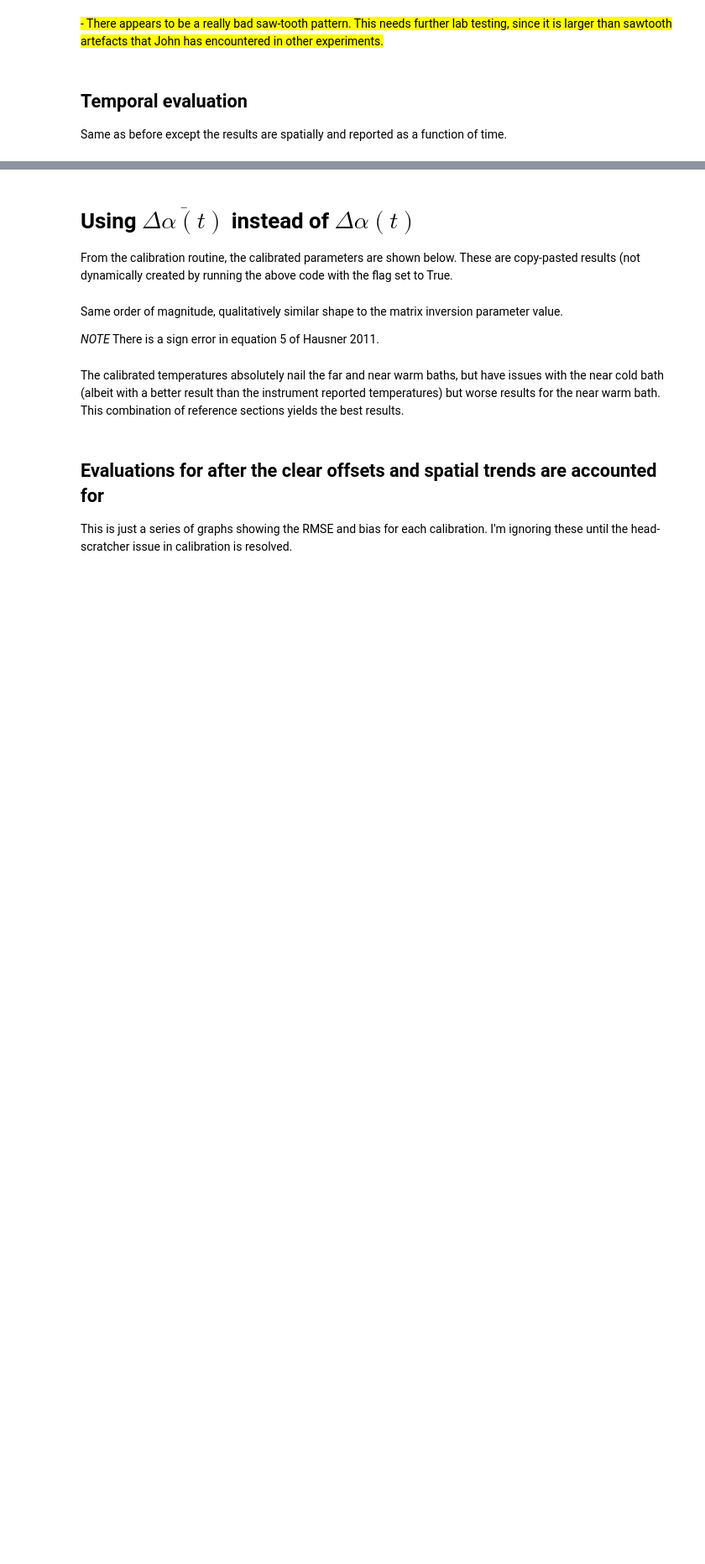
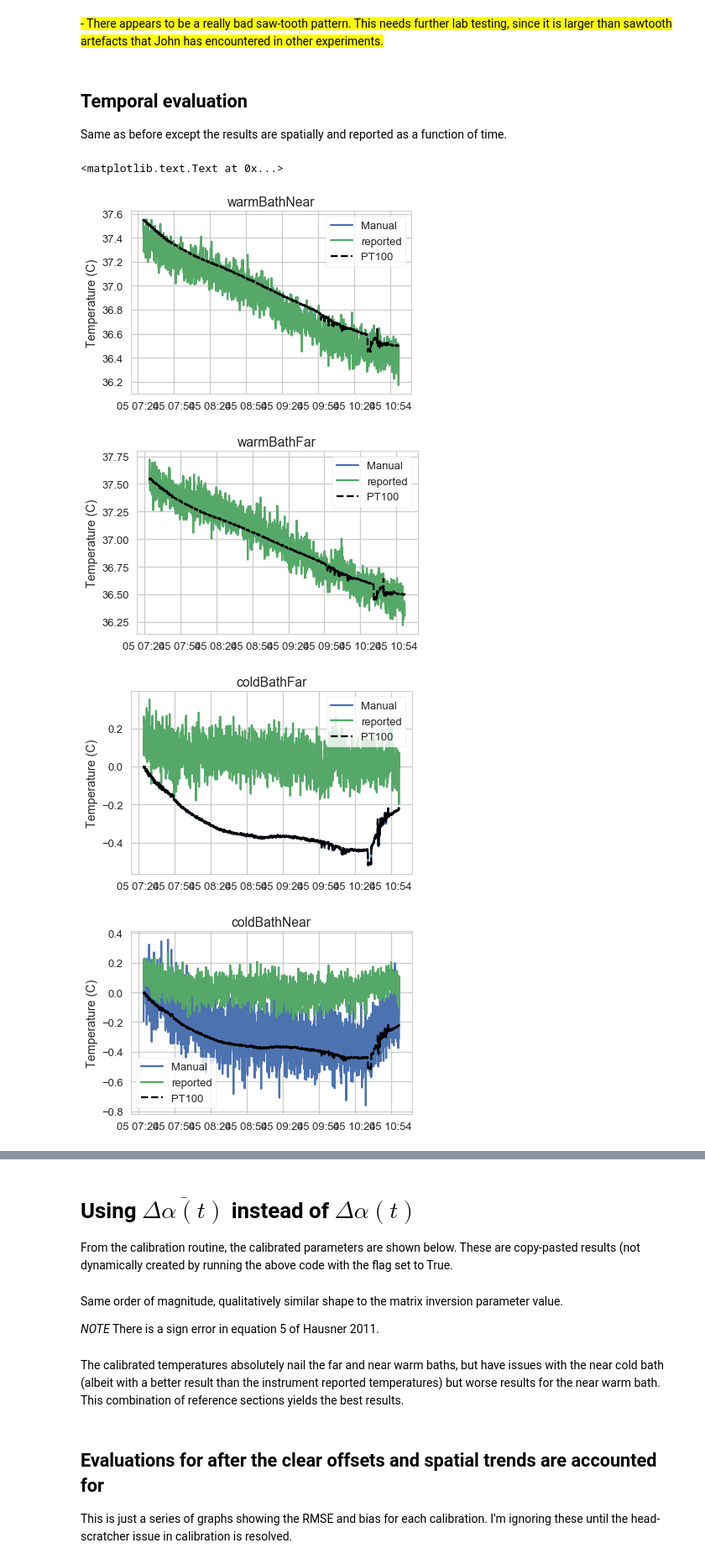
Before and after one commit to klapo/DTS, a Jupyter notebook: DTS.VertHarpSpectralExp.CalibrationTests_XT.ipynb, the cells around one changed output, grey strips where cells are left out. Shown at 84% size. Drawn from its saved outputs; the diff is of its cells as text; code cells hidden in the pictures; blank space fills up the shorter version.

```diff
--- a/DTS.VertHarpSpectralExp.CalibrationTests_XT.ipynb
+++ b/DTS.VertHarpSpectralExp.CalibrationTests_XT.ipynb
@@ -339,7 +406,7 @@ plt.plot(ds.time,
          ds.temp.swap_dims({'LAF': 'location'}).sel(location=loc).mean(dim='location'),
          label='reported')
 
-probe_ds = ds.probe1Temperature
+probe_ds = ds.probeWarmBath
 plt.plot(probe_ds.time, probe_ds, 'k--', label='PT100')
 
 plt.legend(frameon=True)
@@ -356,7 +423,7 @@ plt.plot(ds.time,
          ds.temp.swap_dims({'LAF': 'location'}).sel(location=loc).mean(dim='location'),
          label='reported')
 
-probe_ds = ds.probe1Temperature
+probe_ds = ds.probeWarmBath
 plt.plot(probe_ds.time, probe_ds, 'k--', label='PT100')
 
 plt.legend(frameon=True)
@@ -369,32 +436,38 @@ loc = 'coldBathFar'
 plt.figure()
 plt.plot(ds.time,
          ds.manualTemp.swap_dims({'LAF': 'location'}).sel(location=loc).mean(dim='location'),
          label='Manual')
 plt.plot(ds.time,
          ds.temp.swap_dims({'LAF': 'location'}).sel(location=loc).mean(dim='location'),
          label='reported')
 
-probe_ds = ds.probe2Temperature
+probe_ds = ds.probeColdBath
 plt.plot(probe_ds.time, probe_ds, 'k--', label='PT100')
 
 plt.legend(frameon=True)
 plt.gca().set_title(loc)
 plt.gca().set_ylabel('Temperature (C)')
 
 ## Near cold bath
 loc = 'coldBathNear'
 
 plt.figure()
 plt.plot(ds.time,
          ds.manualTemp.swap_dims({'LAF': 'location'}).sel(location=loc).mean(dim='location'),
          label='Manual')
 plt.plot(ds.time,
          ds.temp.swap_dims({'LAF': 'location'}).sel(location=loc).mean(dim='location'),
          label='reported')
 
-probe_ds = ds.probe2Temperature
+probe_ds = ds.probeColdBath
 plt.plot(probe_ds.time, probe_ds, 'k--', label='PT100')
 
 plt.legend(frameon=True)
 plt.gca().set_title(loc)
 plt.gca().set_ylabel('Temperature (C)')
+# %% [output]
+<matplotlib.text.Text at 0x...>
+[figure, added]
+[figure, added]
+[figure, added]
+[figure, added]
```
Also changed, not shown: parts of 6 cells of this notebook, 1 other file.
